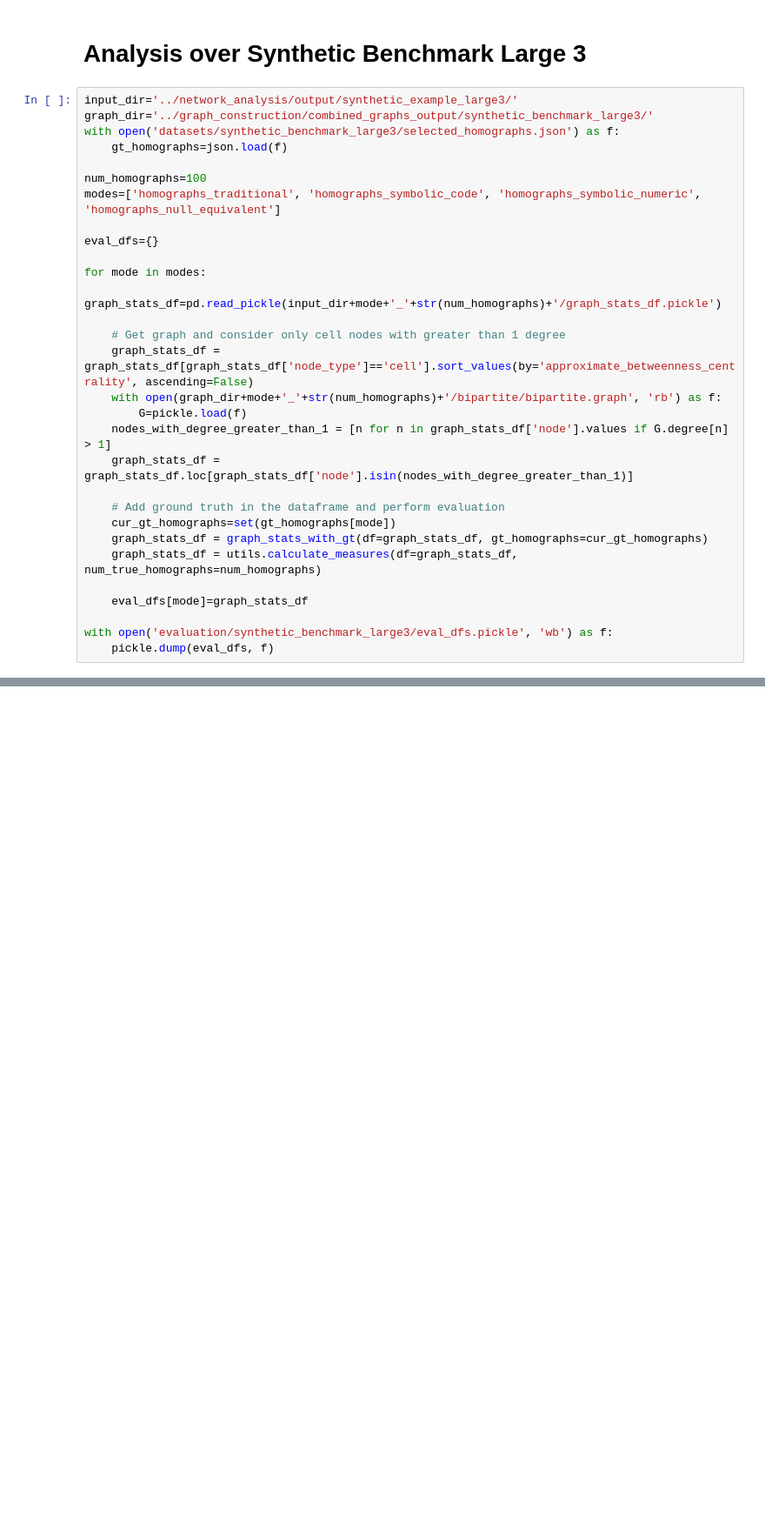
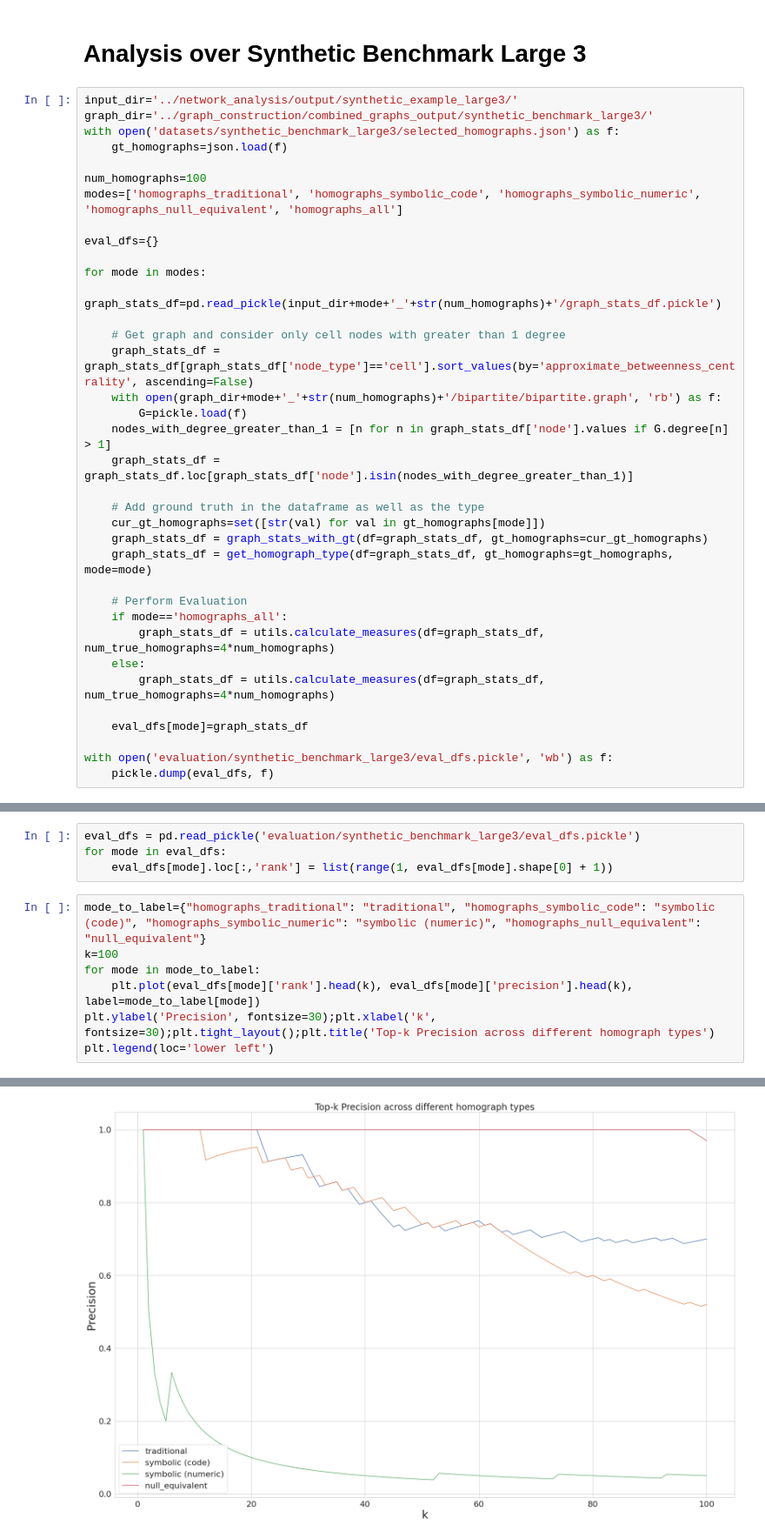
Before and after one commit to northeastern-datalab/domain_net, a Jupyter notebook: homograph_types_generation/evaluation.ipynb, the cells around one changed output, grey strips where cells are left out. Shown at 87% size. Drawn from its saved outputs; the diff is of its cells as text; blank space fills up the shorter version.

Commit message:
Updated evaluation notebook

```diff
--- a/homograph_types_generation/evaluation.ipynb
+++ b/homograph_types_generation/evaluation.ipynb
@@ -52,7 +83,7 @@ with open('datasets/synthetic_benchmark_large3/selected_homographs.json') as f:
     gt_homographs=json.load(f)
 
 num_homographs=100
-modes=['homographs_traditional', 'homographs_symbolic_code', 'homographs_symbolic_numeric', 'homographs_null_equivalent']
+modes=['homographs_traditional', 'homographs_symbolic_code', 'homographs_symbolic_numeric', 'homographs_null_equivalent', 'homographs_all']
 
 eval_dfs={}
 
@@ -66,10 +97,16 @@ for mode in modes:
     nodes_with_degree_greater_than_1 = [n for n in graph_stats_df['node'].values if G.degree[n] > 1]
     graph_stats_df = graph_stats_df.loc[graph_stats_df['node'].isin(nodes_with_degree_greater_than_1)]
 
-    # Add ground truth in the dataframe and perform evaluation
-    cur_gt_homographs=set(gt_homographs[mode])
+    # Add ground truth in the dataframe as well as the type
+    cur_gt_homographs=set([str(val) for val in gt_homographs[mode]])
     graph_stats_df = graph_stats_with_gt(df=graph_stats_df, gt_homographs=cur_gt_homographs)
-    graph_stats_df = utils.calculate_measures(df=graph_stats_df, num_true_homographs=num_homographs)
+    graph_stats_df = get_homograph_type(df=graph_stats_df, gt_homographs=gt_homographs, mode=mode)
+
+    # Perform Evaluation
+    if mode=='homographs_all':
+        graph_stats_df = utils.calculate_measures(df=graph_stats_df, num_true_homographs=4*num_homographs)
+    else:
+        graph_stats_df = utils.calculate_measures(df=graph_stats_df, num_true_homographs=4*num_homographs)
 
     eval_dfs[mode]=graph_stats_df
 
@@ -79,0 +117,12 @@ with open('evaluation/synthetic_benchmark_large3/eval_dfs.pickle', 'wb') as f:
+# %%
+eval_dfs = pd.read_pickle('evaluation/synthetic_benchmark_large3/eval_dfs.pickle')
+for mode in eval_dfs:
+    eval_dfs[mode].loc[:,'rank'] = list(range(1, eval_dfs[mode].shape[0] + 1))
+# %%
+mode_to_label={"homographs_traditional": "traditional", "homographs_symbolic_code": "symbolic (code)", "homographs_symbolic_numeric": "symbolic (numeric)", "homographs_null_equivalent": "null_equivalent"}
+k=100
+for mode in mode_to_label:
+    plt.plot(eval_dfs[mode]['rank'].head(k), eval_dfs[mode]['precision'].head(k), label=mode_to_label[mode])
+plt.ylabel('Precision', fontsize=30);plt.xlabel('k', fontsize=30);plt.tight_layout();plt.title('Top-k Precision across different homograph types')
+plt.legend(loc='lower left')
+# %% [output]
@@ -79,0 +130 @@ with open('evaluation/synthetic_benchmark_large3/eval_dfs.pickle', 'wb') as f:
+[figure, added]
```
Also changed, not shown: parts of 5 cells of this notebook.
